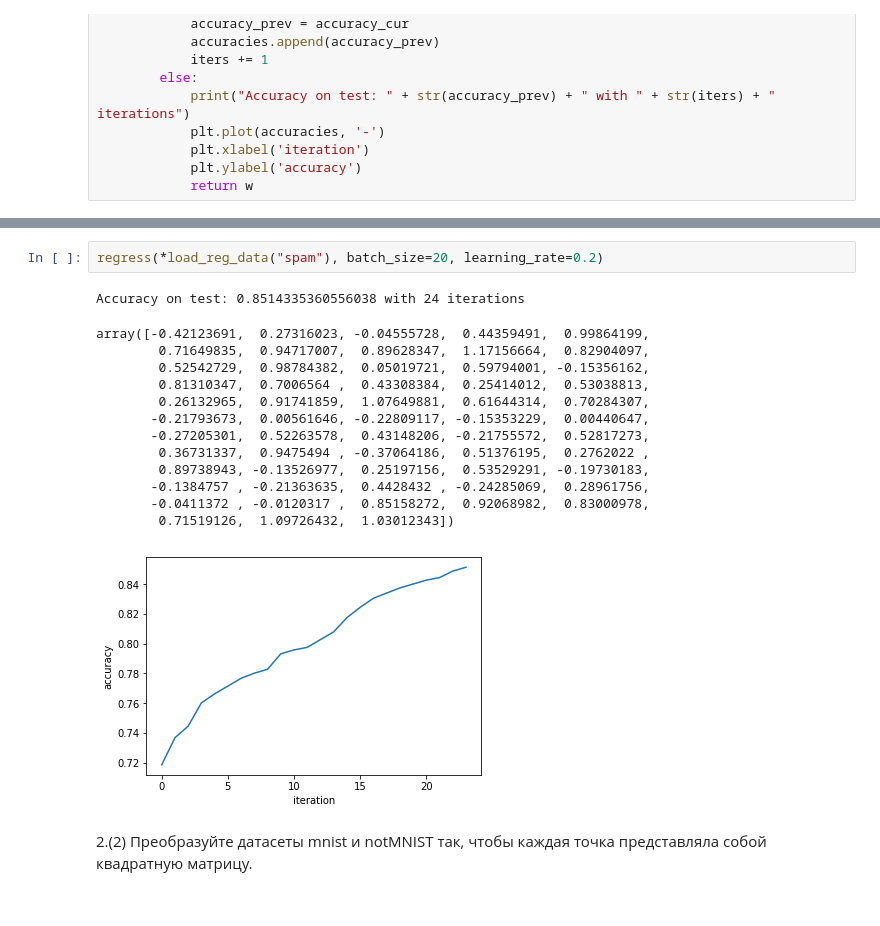
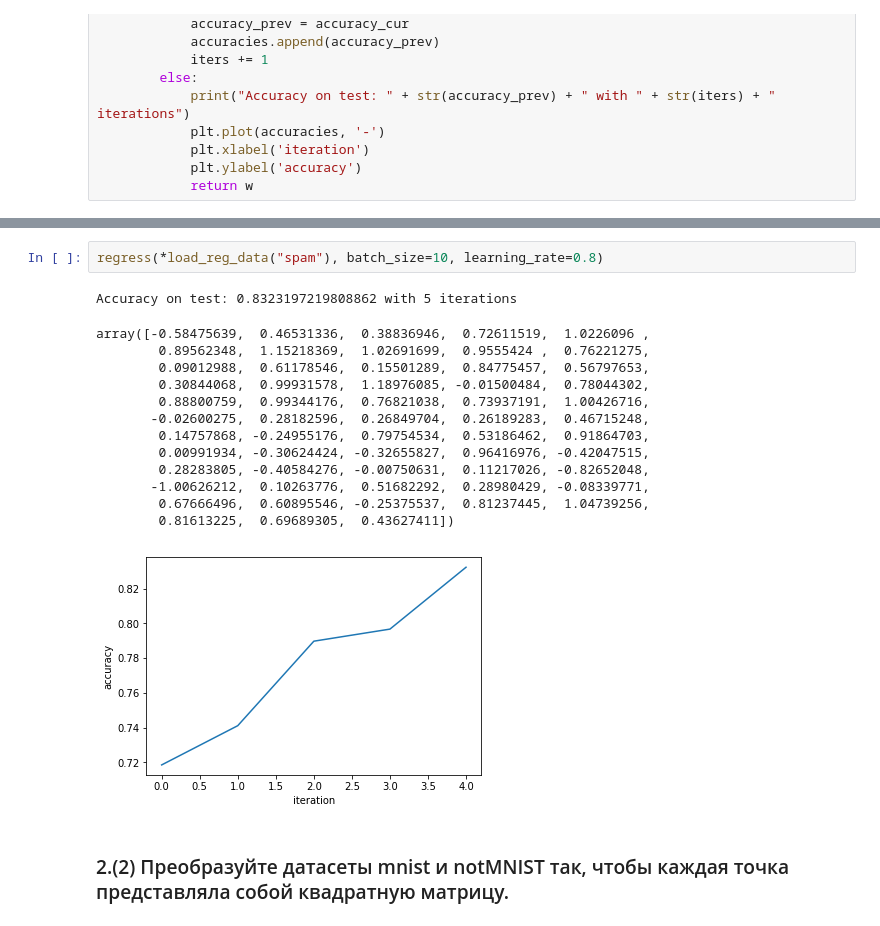
Before and after one commit to isheshukov/bioinf-ml, a Jupyter notebook: hw6/hw6.ipynb, the cells around one changed output, grey strips where cells are left out. Saved outputs shown, nothing was run; the diff lists cells and outputs as text.

```diff
--- a/hw6/hw6.ipynb
+++ b/hw6/hw6.ipynb
@@ -64,19 +66,19 @@ array([-0.64043488,  1.98879011,  1.20727574,  2.05582955,  2.10409714,
 # %%
-regress(*load_reg_data("spam"), batch_size=20, learning_rate=0.2)
+regress(*load_reg_data("spam"), batch_size=10, learning_rate=0.8)
 # %% [output]
-Accuracy on test: 0.8514335360556038 with 24 iterations
+Accuracy on test: 0.8323197219808862 with 5 iterations
-array([-0.42123691,  0.27316023, -0.04555728,  0.44359491,  0.99864199,
-        0.71649835,  0.94717007,  0.89628347,  1.17156664,  0.82904097,
-        0.52542729,  0.98784382,  0.05019721,  0.59794001, -0.15356162,
-        0.81310347,  0.7006564 ,  0.43308384,  0.25414012,  0.53038813,
-        0.26132965,  0.91741859,  1.07649881,  0.61644314,  0.70284307,
-       -0.21793673,  0.00561646, -0.22809117, -0.15353229,  0.00440647,
-       -0.27205301,  0.52263578,  0.43148206, -0.21755572,  0.52817273,
-        0.36731337,  0.9475494 , -0.37064186,  0.51376195,  0.2762022 ,
-        0.89738943, -0.13526977,  0.25197156,  0.53529291, -0.19730183,
-       -0.1384757 , -0.21363635,  0.4428432 , -0.24285069,  0.28961756,
-       -0.0411372 , -0.0120317 ,  0.85158272,  0.92068982,  0.83000978,
-        0.71519126,  1.09726432,  1.03012343])
+array([-0.58475639,  0.46531336,  0.38836946,  0.72611519,  1.0226096 ,
+        0.89562348,  1.15218369,  1.02691699,  0.9555424 ,  0.76221275,
+        0.09012988,  0.61178546,  0.15501289,  0.84775457,  0.56797653,
+        0.30844068,  0.99931578,  1.18976085, -0.01500484,  0.78044302,
+        0.88800759,  0.99344176,  0.76821038,  0.73937191,  1.00426716,
+       -0.02600275,  0.28182596,  0.26849704,  0.26189283,  0.46715248,
+        0.14757868, -0.24955176,  0.79754534,  0.53186462,  0.91864703,
+        0.00991934, -0.30624424, -0.32655827,  0.96416976, -0.42047515,
+        0.28283805, -0.40584276, -0.00750631,  0.11217026, -0.82652048,
+       -1.00626212,  0.10263776,  0.51682292,  0.28980429, -0.08339771,
+        0.67666496,  0.60895546, -0.25375537,  0.81237445,  1.04739256,
+        0.81613225,  0.69689305,  0.43627411])
-[figure, old version]
+[figure, new version]
 # %% [markdown]
-2.(2) Преобразуйте датасеты mnist и notMNIST так, чтобы каждая точка представляла собой квадратную матрицу.
+### 2.(2) Преобразуйте датасеты mnist и notMNIST так, чтобы каждая точка представляла собой квадратную матрицу.
```
Also changed, not shown: parts of 10 cells of this notebook.
